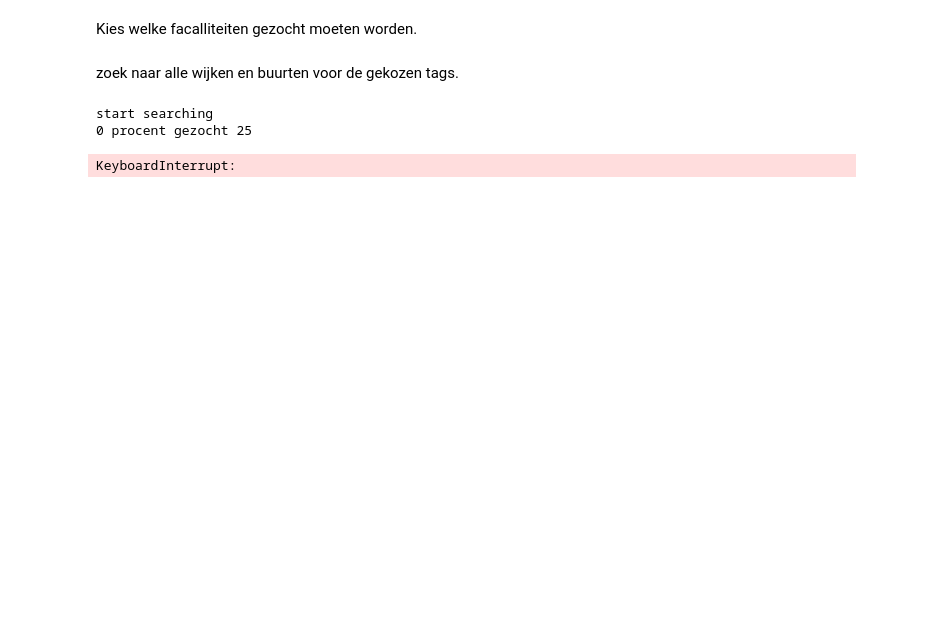
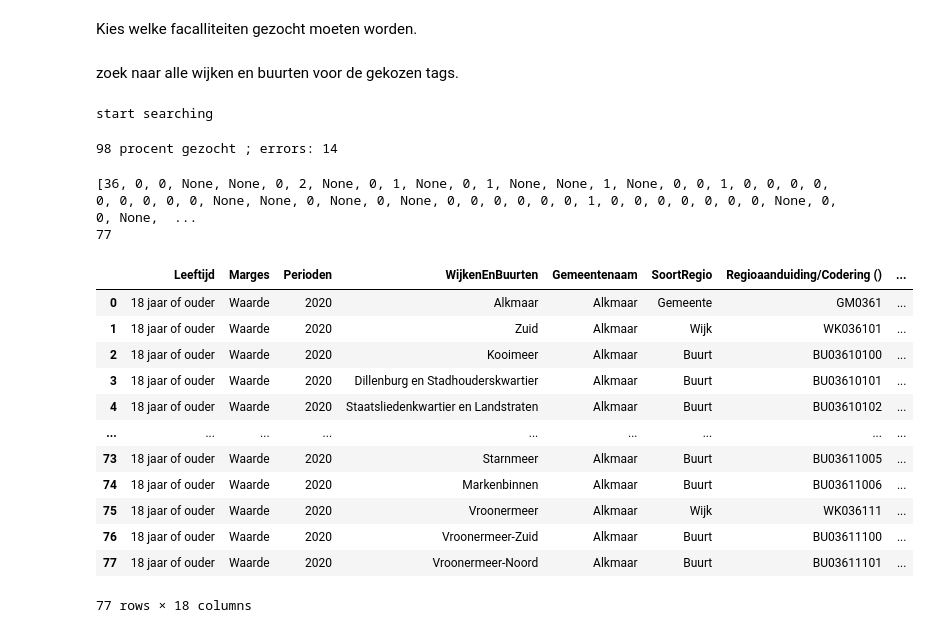
Before and after one commit to BB8-RIVM-2022/OpenStreetMap, a Jupyter notebook: Openstreetmap_wijken_en_buurten.ipynb, the cells around one changed output. Cells and saved outputs as stored; diff of their text form; code cells hidden in the pictures; blank space fills up the shorter version.

```diff
--- a/Openstreetmap_wijken_en_buurten.ipynb
+++ b/Openstreetmap_wijken_en_buurten.ipynb
@@ -112,10 +108,10 @@ for place in places:
     else:
         try:
             # zoek naar bars in een afstand vanaf de wijk of buurt
-            bar = geometries.geometries_from_address(place[0], alcoholgebruik_tags)
+            bar = geometries.geometries_from_address(place[0], alcoholgebruik_tags, dist=500)
 
             # zoek naar fastfood restaurants in een afstand vanaf de wijk of buurt
-            fastfood = geometries.geometries_from_address(place[0], obesitas_tags)
+            fastfood = geometries.geometries_from_address(place[0], obesitas_tags, dist=500)
 
         except ValueError:
             bar_data.append(None)
@@ -127,8 +123,13 @@ for place in places:
     fastfood_data.append(len(fastfood))
 
     per = places.index(place) / len(places) * 100
-    print('%d procent gezocht ;' % per + 'errors: ' + str(errors), end='\r')
+    print('%d procent gezocht ; ' % per + 'errors: ' + str(errors), end='\r')
 # %% [output]
 start searching
-0 procent gezocht 25
-KeyboardInterrupt:
+98 procent gezocht ; errors: 14
+# %%
+print(bar_data)
+print(len(gezondheids_df))
+# %% [output]
+[36, 0, 0, None, None, 0, 2, None, 0, 1, None, 0, 1, None, None, 1, None, 0, 0, 1, 0, 0, 0, 0, 0, 0, 0, 0, 0, None, None, 0, None, 0, None, 0, 0, 0, 0, 0, 0, 1, 0, 0, 0, 0, 0, 0, 0, None, 0, 0, None,  ...
+77
@@ -134,0 +139,16 @@ KeyboardInterrupt:
+# %%
+display(gezondheids_df)
+# %% [output]
+|  | Leeftijd | Marges | Perioden | WijkenEnBuurten | Gemeentenaam | SoortRegio | Regioaanduiding/Codering () | ... |
+| 0 | 18 jaar of ouder | Waarde | 2020 | Alkmaar | Alkmaar | Gemeente | GM0361 | ... |
+| 1 | 18 jaar of ouder | Waarde | 2020 | Zuid | Alkmaar | Wijk | WK036101 | ... |
+| 2 | 18 jaar of ouder | Waarde | 2020 | Kooimeer | Alkmaar | Buurt | BU03610100 | ... |
+| 3 | 18 jaar of ouder | Waarde | 2020 | Dillenburg en Stadhouderskwartier | Alkmaar | Buurt | BU03610101 | ... |
+| 4 | 18 jaar of ouder | Waarde | 2020 | Staatsliedenkwartier en Landstraten | Alkmaar | Buurt | BU03610102 | ... |
+| ... | ... | ... | ... | ... | ... | ... | ... | ... |
+| 73 | 18 jaar of ouder | Waarde | 2020 | Starnmeer | Alkmaar | Buurt | BU03611005 | ... |
+| 74 | 18 jaar of ouder | Waarde | 2020 | Markenbinnen | Alkmaar | Buurt | BU03611006 | ... |
+| 75 | 18 jaar of ouder | Waarde | 2020 | Vroonermeer | Alkmaar | Wijk | WK036111 | ... |
+| 76 | 18 jaar of ouder | Waarde | 2020 | Vroonermeer-Zuid | Alkmaar | Buurt | BU03611100 | ... |
+| 77 | 18 jaar of ouder | Waarde | 2020 | Vroonermeer-Noord | Alkmaar | Buurt | BU03611101 | ... |
+77 rows × 18 columns
```
Also changed, not shown: parts of 9 cells of this notebook.
